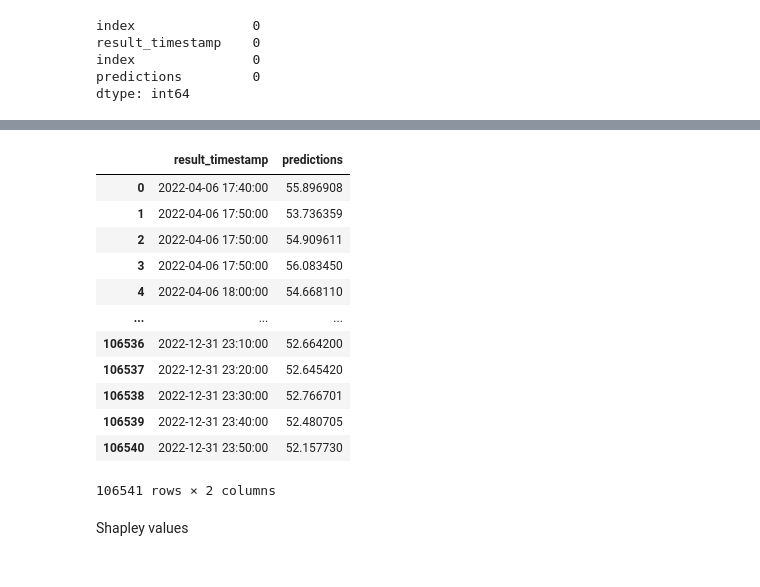
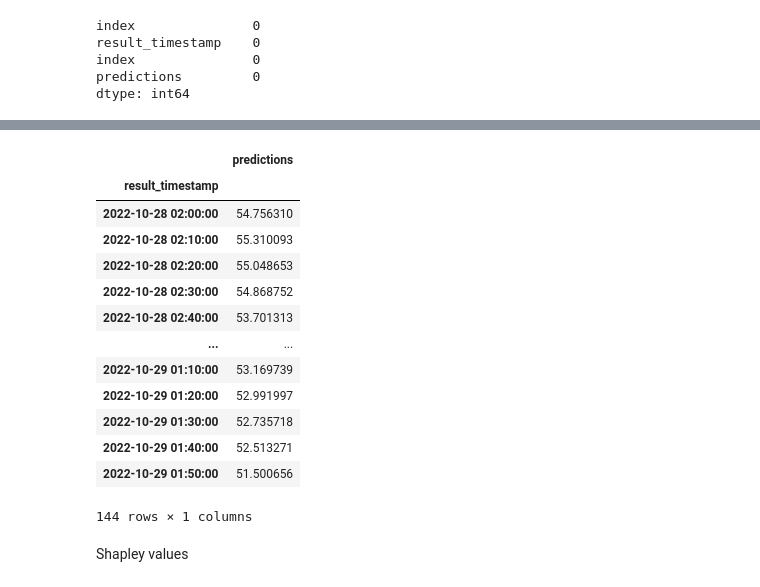
Before and after one commit to IvanaOsredek/ModernDataAnalyticsProject, a Jupyter notebook: MDA_main_notebook.ipynb, the cells around one changed output, grey strips where cells are left out. Saved outputs shown, nothing was run; the diff lists cells and outputs as text; code cells hidden in the pictures.

```diff
--- a/MDA_main_notebook.ipynb
+++ b/MDA_main_notebook.ipynb
@@ -429,19 +434,22 @@ predictions_timestamped
 # %%
 predictions_timestamped = predictions_timestamped.drop('index',axis=1)
-# %%
-predictions_timestamped
-# %% [output]
-|  | result_timestamp | predictions |
-| 0 | 2022-04-06 17:40:00 | 55.896908 |
-| 1 | 2022-04-06 17:50:00 | 53.736359 |
-| 2 | 2022-04-06 17:50:00 | 54.909611 |
-| 3 | 2022-04-06 17:50:00 | 56.083450 |
-| 4 | 2022-04-06 18:00:00 | 54.668110 |
-| ... | ... | ... |
-| 106536 | 2022-12-31 23:10:00 | 52.664200 |
-| 106537 | 2022-12-31 23:20:00 | 52.645420 |
-| 106538 | 2022-12-31 23:30:00 | 52.766701 |
-| 106539 | 2022-12-31 23:40:00 | 52.480705 |
-| 106540 | 2022-12-31 23:50:00 | 52.157730 |
-106541 rows × 2 columns
+# %%
+averaged_pred = predictions_timestamped.groupby('result_timestamp').mean()
+averaged_pred_24h = averaged_pred.iloc[:144,]
+averaged_pred_24h
+# %% [output]
+|  | predictions |
+| result_timestamp |  |
+| 2022-10-28 02:00:00 | 54.756310 |
+| 2022-10-28 02:10:00 | 55.310093 |
+| 2022-10-28 02:20:00 | 55.048653 |
+| 2022-10-28 02:30:00 | 54.868752 |
+| 2022-10-28 02:40:00 | 53.701313 |
+| ... | ... |
+| 2022-10-29 01:10:00 | 53.169739 |
+| 2022-10-29 01:20:00 | 52.991997 |
+| 2022-10-29 01:30:00 | 52.735718 |
+| 2022-10-29 01:40:00 | 52.513271 |
+| 2022-10-29 01:50:00 | 51.500656 |
+144 rows × 1 columns
 # %%
```
Also changed, not shown: parts of 11 cells of this notebook.
